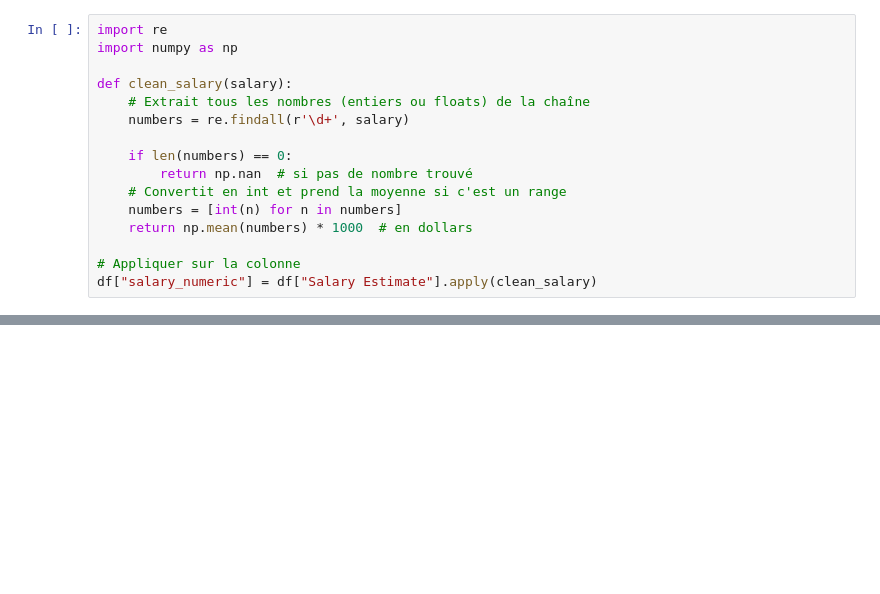
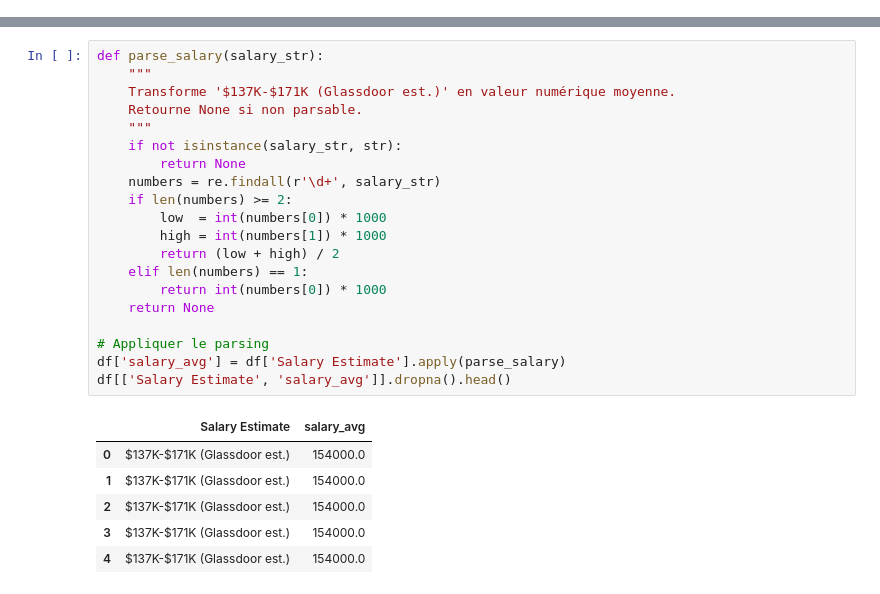
Before and after one commit to KarimaChami/HR-Pulse, a Jupyter notebook: ml/notebook/salary_predictor.ipynb, the cells around one changed output, grey strips where cells are left out. Cells and saved outputs as stored; diff of their text form; blank space fills up the shorter version.

```diff
--- a/ml/notebook/salary_predictor.ipynb
+++ b/ml/notebook/salary_predictor.ipynb
@@ -53,16 +44,0 @@ dtype: int64
-# %%
-import re
-import numpy as np
-
-def clean_salary(salary):
-    # Extrait tous les nombres (entiers ou floats) de la chaîne
-    numbers = re.findall(r'\d+', salary)
-
-    if len(numbers) == 0:
-        return np.nan  # si pas de nombre trouvé
-    # Convertit en int et prend la moyenne si c'est un range
-    numbers = [int(n) for n in numbers]
-    return np.mean(numbers) * 1000  # en dollars
-
-# Appliquer sur la colonne
-df["salary_numeric"] = df["Salary Estimate"].apply(clean_salary)
@@ -77,0 +52,27 @@ Index(['index', 'Job Title', 'Salary Estimate', 'Job Description', 'Rating',
+# %%
+def parse_salary(salary_str):
+    """
+    Transforme '$137K-$171K (Glassdoor est.)' en valeur numérique moyenne.
+    Retourne None si non parsable.
+    """
+    if not isinstance(salary_str, str):
+        return None
+    numbers = re.findall(r'\d+', salary_str)
+    if len(numbers) >= 2:
+        low  = int(numbers[0]) * 1000
+        high = int(numbers[1]) * 1000
+        return (low + high) / 2
+    elif len(numbers) == 1:
+        return int(numbers[0]) * 1000
+    return None
+
+# Appliquer le parsing
+df['salary_avg'] = df['Salary Estimate'].apply(parse_salary)
+df[['Salary Estimate', 'salary_avg']].dropna().head()
+# %% [output]
+|  | Salary Estimate | salary_avg |
+| 0 | $137K-$171K (Glassdoor est.) | 154000.0 |
+| 1 | $137K-$171K (Glassdoor est.) | 154000.0 |
+| 2 | $137K-$171K (Glassdoor est.) | 154000.0 |
+| 3 | $137K-$171K (Glassdoor est.) | 154000.0 |
+| 4 | $137K-$171K (Glassdoor est.) | 154000.0 |
```
Also changed, not shown: parts of 19 cells of this notebook, 12 other files.
